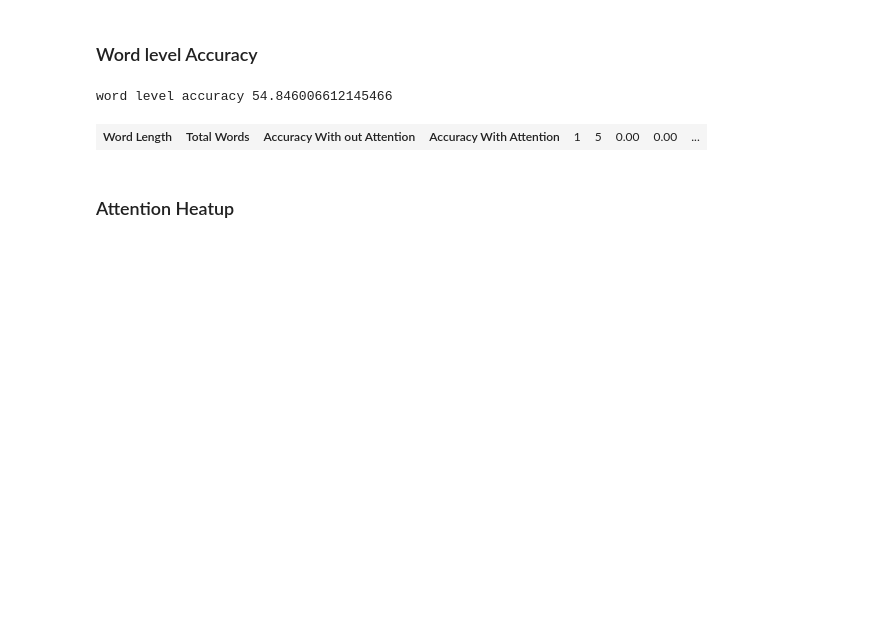
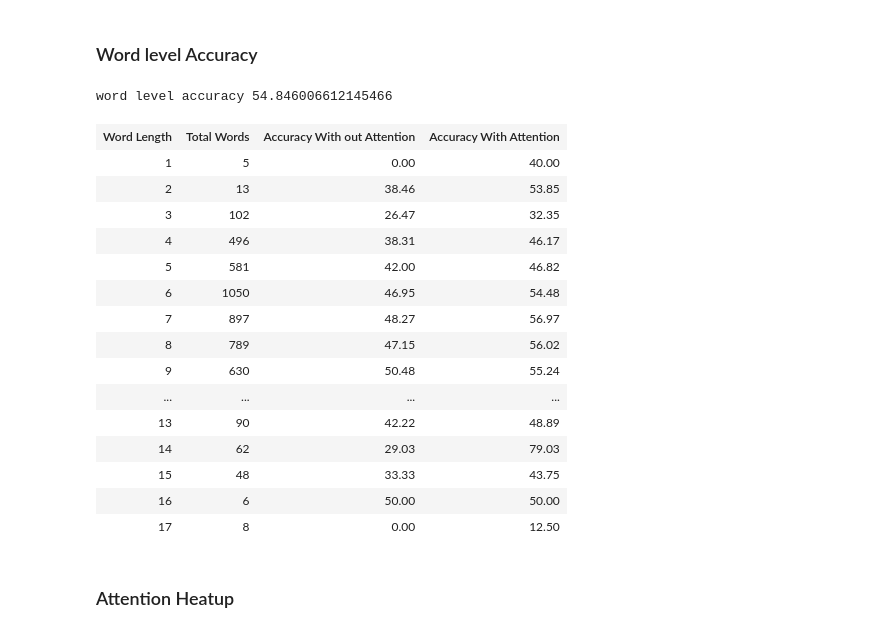
Before and after one commit to kankancs21m026/cs6910_assignment3, a Jupyter notebook: DL_Assignment3_bestmodel_Attention.ipynb, the cells around one changed output. Cells and saved outputs as stored; diff of their text form; code cells hidden in the pictures; blank space fills up the shorter version.

```diff
--- a/DL_Assignment3_bestmodel_Attention.ipynb
+++ b/DL_Assignment3_bestmodel_Attention.ipynb
@@ -1047,7 +1045,7 @@ for k, v in labels.items():
     for j in labelswrong[k]:
       pred+=j+"  ,  "
 
-    html_str+=""" <td scope="row" style="border:1px solid black;padding:10px;text-align:left"> <strong>{}</strong> </th>
+    html_str+="""<tr> <td scope="row" style="border:1px solid black;padding:10px;text-align:left"> <strong>{}</strong> </th>
       <td scope="row" style="border:1px solid black;padding:10px;text-align:left"> <strong>{}</strong> </td>
       <td scope="row" style="border:1px solid black;padding:10px;text-align:left"> <strong>{}</strong> </td>
       </tr>
@@ -1131,35 +1144,50 @@ html_str = """
       <tr>
       <th scope="row" style="border:1px solid black;background-color:#3498DB;color:white;padding:10px;text-align:left"> <strong>Word Length</strong> </th>
       <th scope="row" style="border:1px solid black;background-color:#3498DB;color:white;padding:10px;text-align:left"> <strong>Total Words</strong> </th>
       <th scope="row" style="border:1px solid black;background-color:#3498DB;color:white;padding:10px;text-align:left"> <strong>Accuracy With out Attention</strong> </th>
       <th scope="row" style="border:1px solid black;background-color:#3498DB;color:white;padding:10px;text-align:left"> <strong>Accuracy With Attention</strong> </th></tr>
 
       """
 for (i,j,k,l) in zip(actual,predict,actual_vn,predict_vn):
   total_words[len(i)]+=1
   total_words_vn[len(i)]+=1
   if(i==j):
     total_correct[len(i)]+=1
   else:
     total_wrong[len(i)]+=1
   if(k==l):
     total_correct_vn[len(k)]+=1
   else:
     total_wrong_vn[len(k)]+=1
 
 for i in range(maxlengthword):
 
   if(total_words[i]!=0):
-    html_str+=""" <td scope="row" style="border:1px solid black;padding:10px;text-align:left"> <strong>{}</strong> </td>
+    html_str+="""<tr> <td scope="row" style="border:1px solid black;padding:10px;text-align:left"> <strong>{}</strong> </td>
       <td scope="row" style="border:1px solid black;padding:10px;text-align:left"> <strong>{}</strong> </td>
       <td scope="row" style="border:1px solid black;padding:10px;text-align:left"> <strong>{}</strong> </td>
       <td scope="row" style="border:1px solid black;padding:10px;text-align:left"> <strong>{}</strong> </td></tr>
       """.format( str(i),str(int(total_words[i])),str("{:.2f}".format(total_correct_vn[i]*100/total_words_vn[i]) ), str("{:.2f}".format(total_correct[i]*100/total_words[i])))
 html_str += """</tr></table>"""
 
 display(html_print(html_str))
 # %% [output]
-| Word Length | Total Words | Accuracy With out Attention | Accuracy With Attention | 1 | 5 | 0.00 | 0.00 | ... |
+| Word Length | Total Words | Accuracy With out Attention | Accuracy With Attention |
+| 1 | 5 | 0.00 | 40.00 |
+| 2 | 13 | 38.46 | 53.85 |
+| 3 | 102 | 26.47 | 32.35 |
+| 4 | 496 | 38.31 | 46.17 |
+| 5 | 581 | 42.00 | 46.82 |
+| 6 | 1050 | 46.95 | 54.48 |
+| 7 | 897 | 48.27 | 56.97 |
+| 8 | 789 | 47.15 | 56.02 |
+| 9 | 630 | 50.48 | 55.24 |
+| ... | ... | ... | ... |
+| 13 | 90 | 42.22 | 48.89 |
+| 14 | 62 | 29.03 | 79.03 |
+| 15 | 48 | 33.33 | 43.75 |
+| 16 | 6 | 50.00 | 50.00 |
+| 17 | 8 | 0.00 | 12.50 |
 # %% [markdown]
 ### Attention Heatup
 # %%
```
Also changed, not shown: parts of 8 cells of this notebook.
